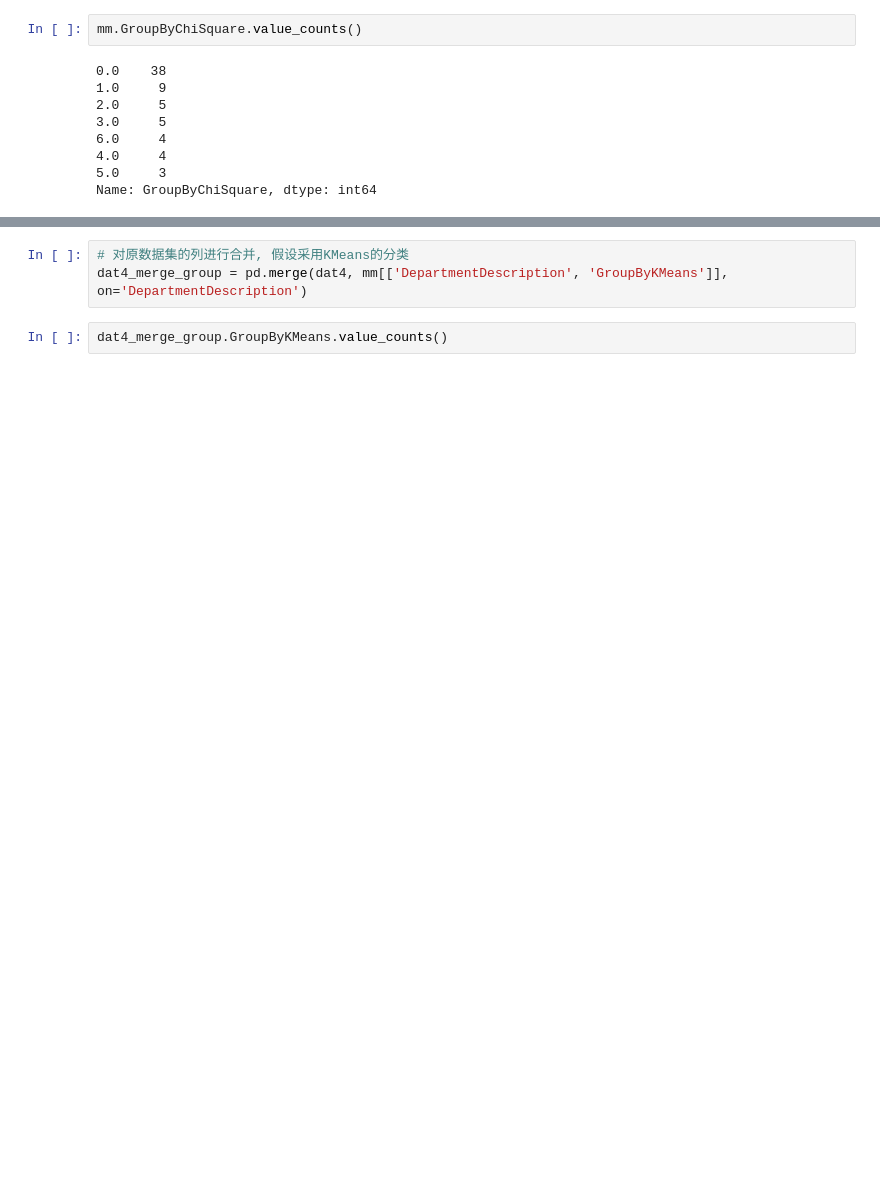
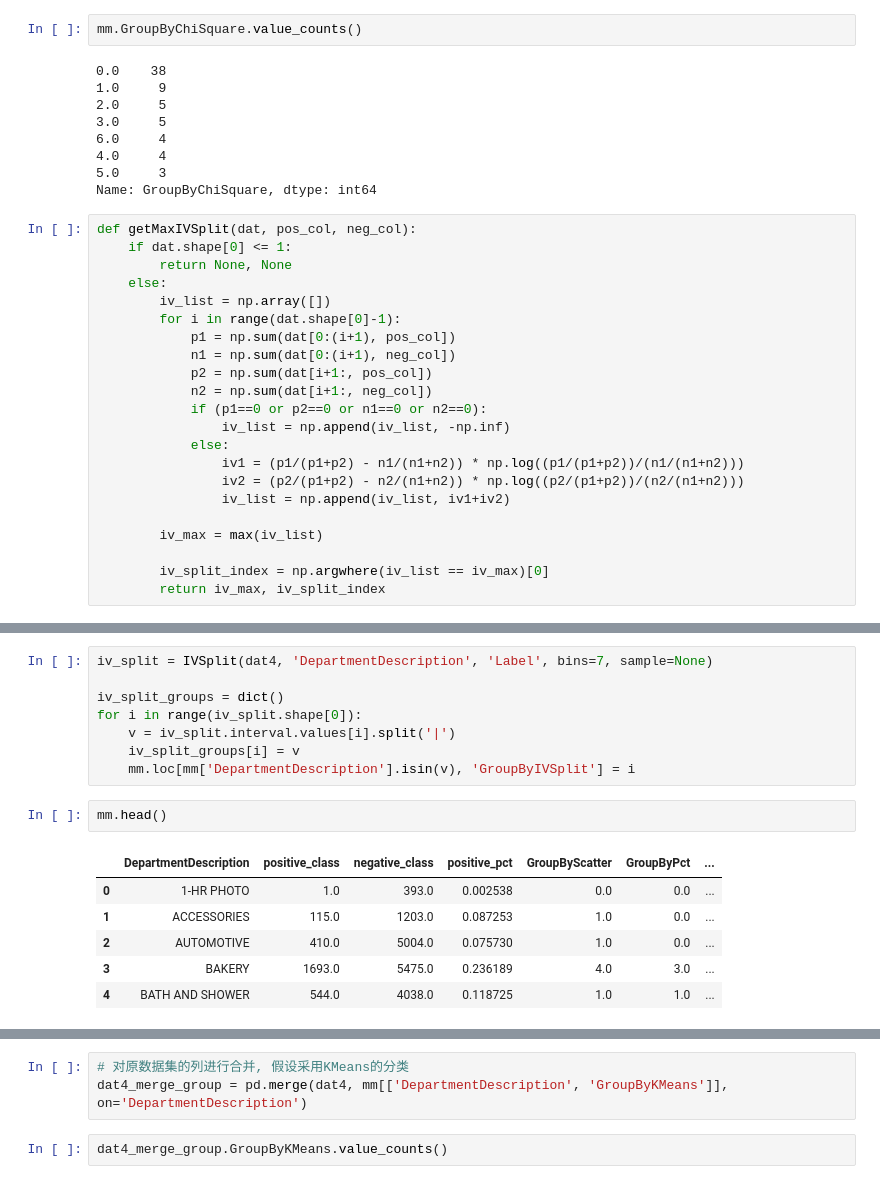
Before and after one commit to learning-yz/dataprocessing, a Jupyter notebook: categoricalColumnProcess.ipynb, the cells around one changed output, grey strips where cells are left out. Drawn from its saved outputs; the diff is of its cells as text; blank space fills up the shorter version.

```diff
--- a/categoricalColumnProcess.ipynb
+++ b/categoricalColumnProcess.ipynb
@@ -378,3 +471,25 @@ mm.GroupByChiSquare.value_counts()
 4.0     4
 5.0     3
 Name: GroupByChiSquare, dtype: int64
+# %%
+def getMaxIVSplit(dat, pos_col, neg_col):
+    if dat.shape[0] <= 1:
+        return None, None
+    else:
+        iv_list = np.array([])
+        for i in range(dat.shape[0]-1):
+            p1 = np.sum(dat[0:(i+1), pos_col])
+            n1 = np.sum(dat[0:(i+1), neg_col])
+            p2 = np.sum(dat[i+1:, pos_col])
+            n2 = np.sum(dat[i+1:, neg_col])
+            if (p1==0 or p2==0 or n1==0 or n2==0):
+                iv_list = np.append(iv_list, -np.inf)
+            else:
+                iv1 = (p1/(p1+p2) - n1/(n1+n2)) * np.log((p1/(p1+p2))/(n1/(n1+n2)))
+                iv2 = (p2/(p1+p2) - n2/(n1+n2)) * np.log((p2/(p1+p2))/(n2/(n1+n2)))
+                iv_list = np.append(iv_list, iv1+iv2)
+
+        iv_max = max(iv_list)
+
+        iv_split_index = np.argwhere(iv_list == iv_max)[0]
+        return iv_max, iv_split_index
@@ -380,0 +590,17 @@ Name: GroupByChiSquare, dtype: int64
+# %%
+iv_split = IVSplit(dat4, 'DepartmentDescription', 'Label', bins=7, sample=None)
+
+iv_split_groups = dict()
+for i in range(iv_split.shape[0]):
+    v = iv_split.interval.values[i].split('|')
+    iv_split_groups[i] = v
+    mm.loc[mm['DepartmentDescription'].isin(v), 'GroupByIVSplit'] = i
+# %%
+mm.head()
+# %% [output]
+|  | DepartmentDescription | positive_class | negative_class | positive_pct | GroupByScatter | GroupByPct | ... |
+| 0 | 1-HR PHOTO | 1.0 | 393.0 | 0.002538 | 0.0 | 0.0 | ... |
+| 1 | ACCESSORIES | 115.0 | 1203.0 | 0.087253 | 1.0 | 0.0 | ... |
+| 2 | AUTOMOTIVE | 410.0 | 5004.0 | 0.075730 | 1.0 | 0.0 | ... |
+| 3 | BAKERY | 1693.0 | 5475.0 | 0.236189 | 4.0 | 3.0 | ... |
+| 4 | BATH AND SHOWER | 544.0 | 4038.0 | 0.118725 | 1.0 | 1.0 | ... |
```
Also changed, not shown: parts of 23 cells of this notebook, 1 other file.
